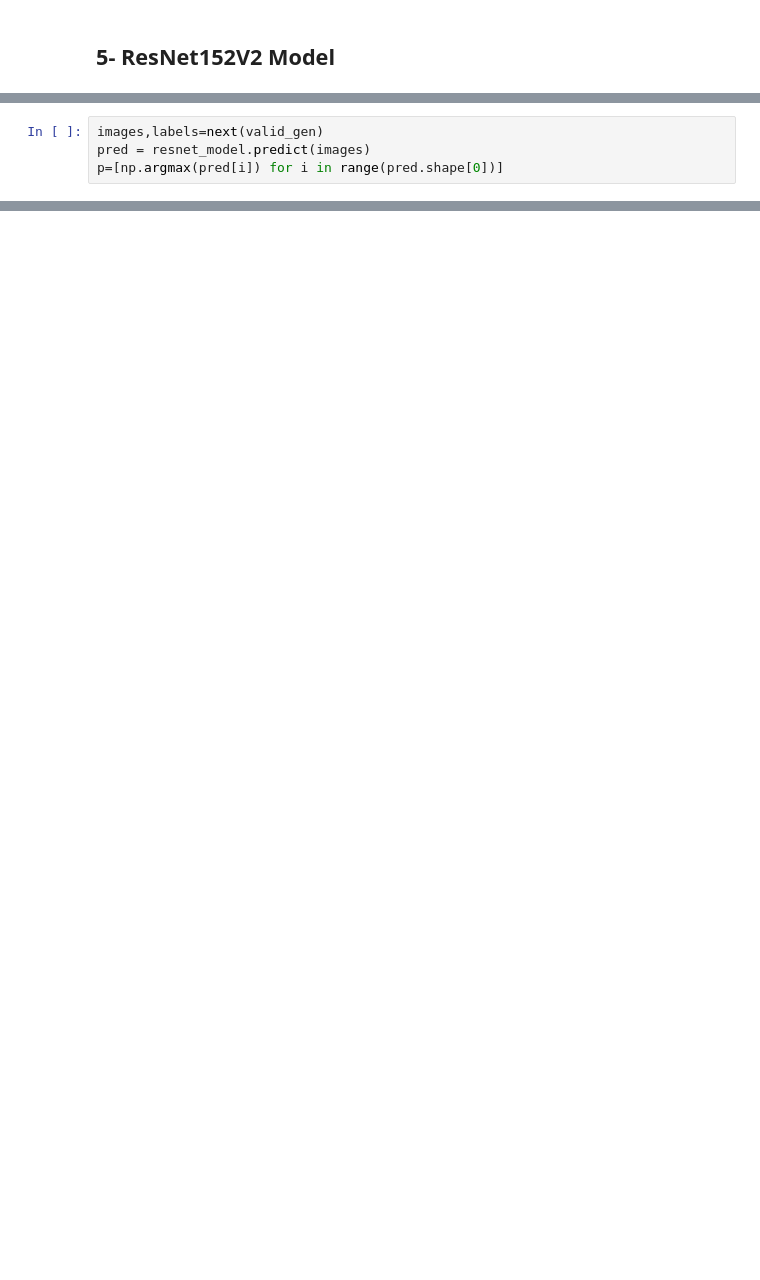
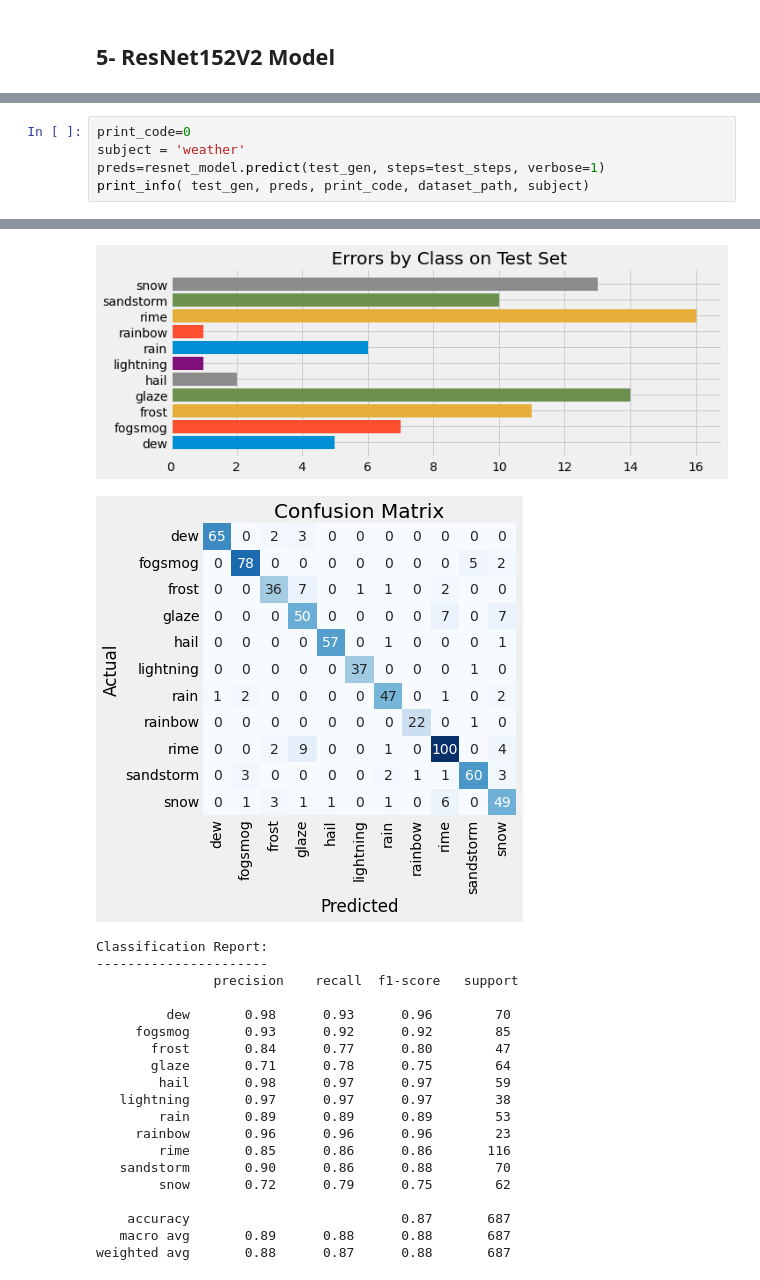
Before and after one commit to ahmedidrissi/weather-prediction-deeplearning, a Jupyter notebook: weather-prediction.ipynb, the cells around one changed output, grey strips where cells are left out. Drawn from its saved outputs; the diff is of its cells as text; blank space fills up the shorter version.

```diff
--- a/weather-prediction.ipynb
+++ b/weather-prediction.ipynb
@@ -155,4 +332,0 @@ Epoch 14/20
-# %%
-images,labels=next(valid_gen)
-pred = resnet_model.predict(images)
-p=[np.argmax(pred[i]) for i in range(pred.shape[0])]
@@ -158,0 +402,6 @@ p=[np.argmax(pred[i]) for i in range(pred.shape[0])]
+# %%
+print_code=0
+subject = 'weather'
+preds=resnet_model.predict(test_gen, steps=test_steps, verbose=1)
+print_info( test_gen, preds, print_code, dataset_path, subject)
+# %% [output]
@@ -159 +409,22 @@ p=[np.argmax(pred[i]) for i in range(pred.shape[0])]
+[figure, added]
+[figure, added]
+Classification Report:
+----------------------
+               precision    recall  f1-score   support
+
+         dew       0.98      0.93      0.96        70
+     fogsmog       0.93      0.92      0.92        85
+       frost       0.84      0.77      0.80        47
+       glaze       0.71      0.78      0.75        64
+        hail       0.98      0.97      0.97        59
+   lightning       0.97      0.97      0.97        38
+        rain       0.89      0.89      0.89        53
+     rainbow       0.96      0.96      0.96        23
+        rime       0.85      0.86      0.86       116
+   sandstorm       0.90      0.86      0.88        70
+        snow       0.72      0.79      0.75        62
+
+    accuracy                           0.87       687
+   macro avg       0.89      0.88      0.88       687
+weighted avg       0.88      0.87      0.88       687
 # %%
```
Also changed, not shown: parts of 17 cells of this notebook.
